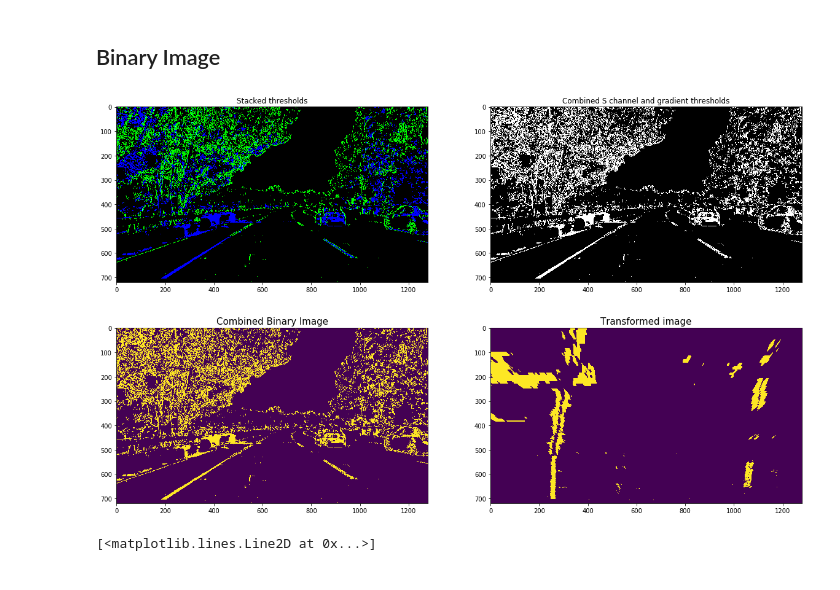
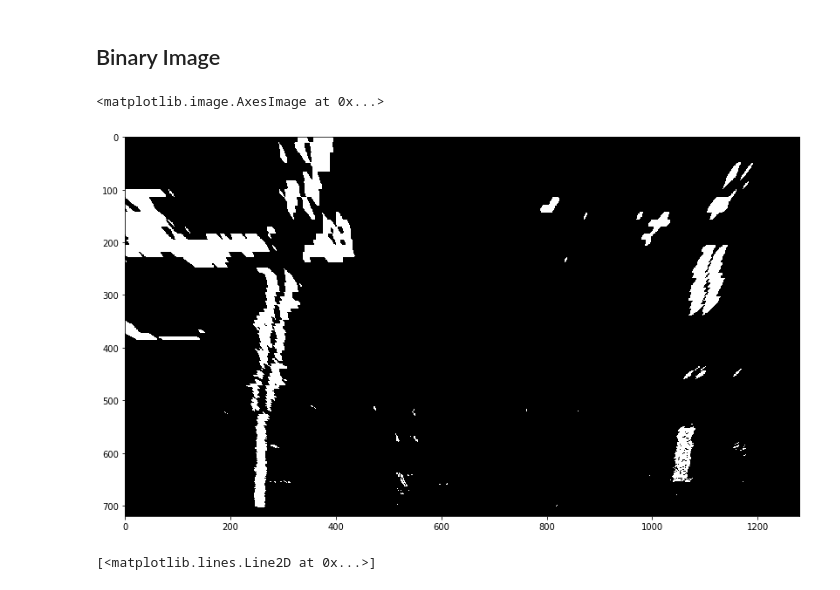
Before and after one commit to sameerppatil/advanced-lane-lines, a Jupyter notebook: P4.ipynb, the cells around one changed output. Cells and saved outputs as stored; diff of their text form; code cells hidden in the pictures.

```diff
--- a/P4.ipynb
+++ b/P4.ipynb
@@ -95,8 +96,10 @@ def undistort_image(img, objpoints, imgpoints):
     dst = cv2.undistort(img, mtx, dist, None, mtx)
     return dst
 
-file_name = "camera_cal/calibration1.jpg"
+# file_name = "camera_cal/calibration4.jpg"
+file_name = "test_images/straight_lines1.jpg"
 image = cv2.imread(file_name)
+image = cv2.cvtColor(image, cv2.COLOR_BGR2RGB)
 undistorted_img = undistort_image(image, objpoints, imgpoints)
 if imshow_enable == 1:
     plot_images(image, undistorted_img, "Original Image", "Undistorted Image")
@@ -192,41 +200,44 @@ def get_binary_image(img):
     sxbinary[(scaled_sobel >= thresh_min) & (scaled_sobel <= thresh_max)] = 1
 
     # Threshold color channel
     s_thresh_min = 170
     s_thresh_max = 255
     s_binary = np.zeros_like(s_channel)
     s_binary[(s_channel >= s_thresh_min) & (s_channel <= s_thresh_max)] = 1
 
     # Stack each channel to view their individual contributions in green and blue respectively
     # This returns a stack of the two binary images, whose components you can see as different colors
     color_binary = np.dstack(( np.zeros_like(sxbinary), sxbinary, s_binary))
 
     # Combine the two binary thresholds
     combined_binary = np.zeros_like(sxbinary)
     combined_binary[(s_binary == 1) | (sxbinary == 1)] = 1
 
     return color_binary, combined_binary
 
 file_name = "test_images/test5.jpg"
 image = cv2.imread(file_name)
 image = cv2.cvtColor(image, cv2.COLOR_BGR2RGB)
 undistorted_img = undistort_image(image, objpoints, imgpoints)
 color_binary, combined_binary = get_binary_image(undistorted_img)
 
 binary_warped, M, Minv = perspective_transform(combined_binary)
 
 # Plotting thresholded images
-f, (ax1, ax2) = plt.subplots(1, 2, figsize=(20,10))
-ax1.set_title('Stacked thresholds')
-ax1.imshow(color_binary)
+# f, (ax1, ax2) = plt.subplots(1, 2, figsize=(20,10))
+# ax1.set_title('Stacked thresholds')
+# ax1.imshow(color_binary)
 
-ax2.set_title('Combined S channel and gradient thresholds')
-ax2.imshow(combined_binary, cmap='gray')
+# ax2.set_title('Combined S channel and gradient thresholds')
+# ax2.imshow(combined_binary, cmap='gray')
 
-plot_images(combined_binary, binary_warped, "Combined Binary Image", "Transformed image")
+# plot_images(combined_binary, binary_warped, "Combined Binary Image", "Transformed image")
+
+plt.figure(figsize=(16,8))
+plt.imshow(binary_warped, cmap='gray')
 # %% [output]
+<matplotlib.image.AxesImage at 0x...>
-[figure, old version]
+[figure, new version]
-[figure, removed]
 # %%
 histogram = np.sum(binary_warped[binary_warped.shape[0]//2:,:], axis=0)
 plt.plot(histogram)
```
Also changed, not shown: parts of 5 cells of this notebook, 13 other files.
